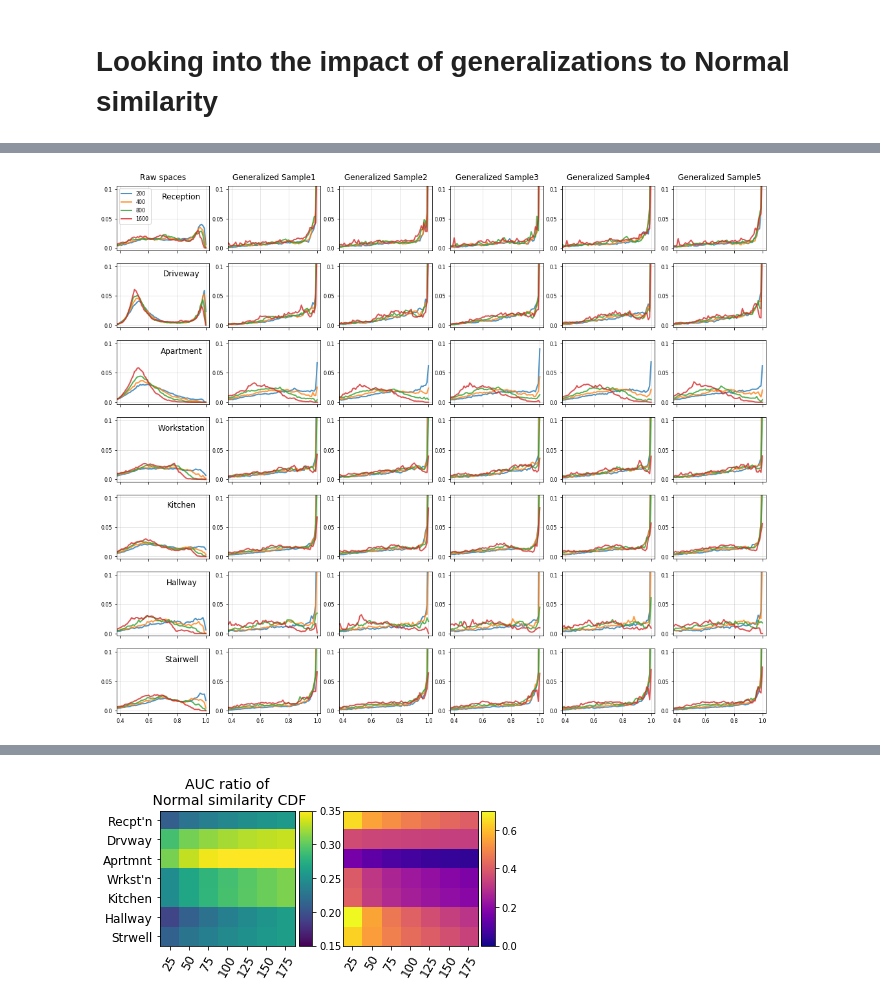
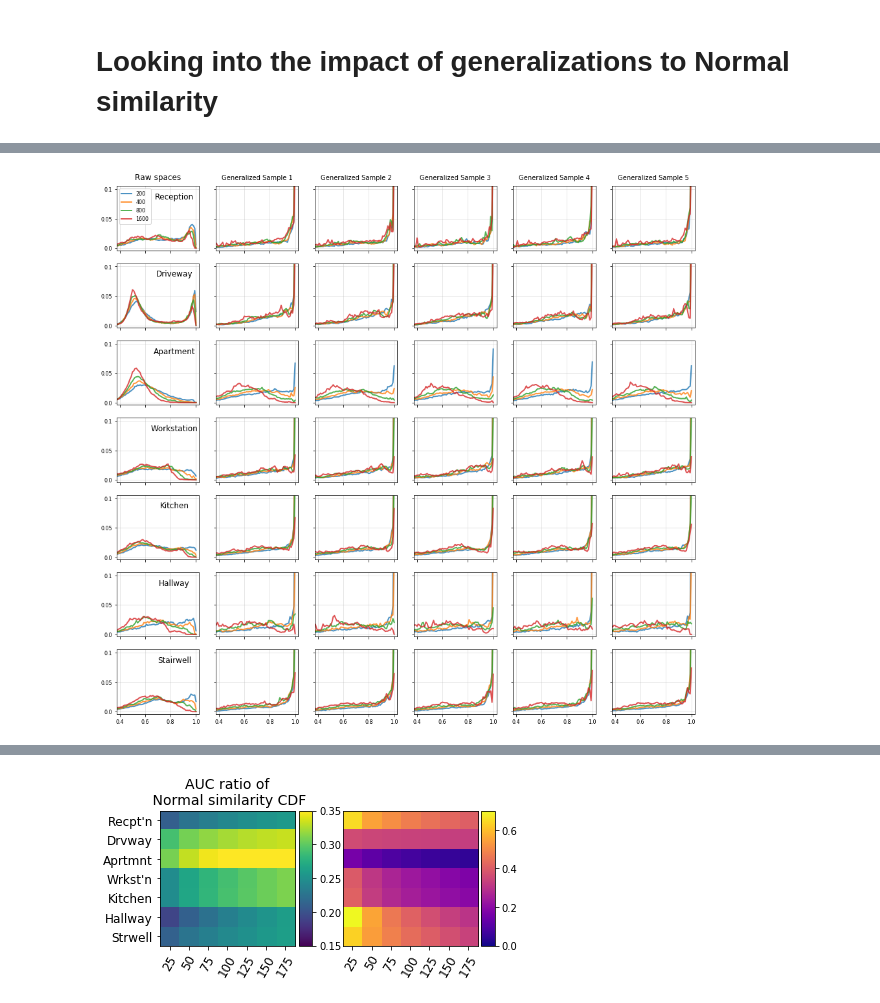
Before and after one commit to spatial-privacy/3d-spatial-privacy, a Jupyter notebook: spatial-properties.ipynb, the cells around one changed output, grey strips where cells are left out. Saved outputs shown, nothing was run; the diff lists cells and outputs as text; code cells hidden in the pictures.

Commit message:
Spatial properties.

```diff
--- a/spatial-properties.ipynb
+++ b/spatial-properties.ipynb
@@ -98,7 +98,7 @@ linewidth = 5
 
 raw_norm_cdf_values = []
 
-neighbor_sizes = 50*2**np.arange(6)
+neighbor_sizes = 50*2**np.arange(0,6)
 
 for i, neighbor_size in enumerate(neighbor_sizes):
 
@@ -112,6 +112,9 @@ for i, neighbor_size in enumerate(neighbor_sizes):
 
         nbrs = NearestNeighbors(n_neighbors=neighbor_size, algorithm='kd_tree').fit(pointCloud[:,:3])
         distances, indices = nbrs.kneighbors(pointCloud[:,:3])
+
+        max_dist_of_pc = np.mean(np.amax(distances,axis =1))
+        print("  Max dist of {} = {:.3f} m".format(obj_name,max_dist_of_pc))
 
         try:
             nearby_normals = pointCloud[indices,3:6]
@@ -135,4 +138,7 @@ for i, neighbor_size in enumerate(neighbor_sizes):
     print("Done with {} in {:.3f} seconds".format(neighbor_size,time.time()-t0))
 
     raw_norm_cdf_values.append(per_neighbor_values)
+
+with open("properties/raw_cdf_values.pickle",'wb') as f:
+    pickle.dump(raw_norm_cdf_values,f)
 # %% [output]
@@ -149,6 +215,9 @@ with open("properties/raw_cdf_values.pickle",'wb') as f:
 """
 Plotting the (estimate) PDF, i.e. normalized histogram, and CDF
 """
+
+with open("properties/raw_cdf_values.pickle",'rb') as f:
+    raw_norm_cdf_values = pickle.load(f)
 
 fig=plt.figure(figsize=(7, 15)) ##fig=plt.figure(figsize=(80, 80))
 
@@ -194,6 +263,7 @@ for i_n, per_neighbor_values in enumerate(raw_norm_cdf_values):
 
         per_neighbor_dist_values.append([
             np.sum(hist[90:])/np.sum(hist[:90]),
+            np.sum(hist[95:])/np.sum(hist[:95]),
             auc
         ])
 
@@ -415,11 +696,16 @@ with open("properties/ransac_cdf_values.pickle",'wb') as f:
 Plotting the (estimate) PDF, i.e. normalized histogram, for Raw and Generalized spaces
 """
 
-fig=plt.figure(figsize=(18, 15)) ##fig=plt.figure(figsize=(80, 80))
+with open("properties/raw_cdf_values.pickle",'rb') as f:
+    raw_norm_cdf_values = pickle.load(f)
+
+fig=plt.figure(figsize=(16, 15)) ##fig=plt.figure(figsize=(80, 80))
 
 linewidth = 5
 
 figures_list = []
+
+neighbor_sizes = 50*2**np.arange(6)
 
 for n in np.arange(7):
     figures_list.append([
@@ -430,9 +716,6 @@ for n in np.arange(7):
         fig.add_subplot(7,6,n*6+5),
         fig.add_subplot(7,6,n*6+6),
     ])
-
-sim_dist_values = [] # auc and sim dist ratio
-legends = []
 
 for i_n, per_neighbor_values in enumerate(raw_norm_cdf_values[2:]):
 
@@ -490,14 +773,24 @@ for i_n, per_neighbor_values in enumerate(raw_norm_cdf_values[2:]):
 
 
 # RANSAC
+ransac_sim_dist_values = [] # auc and sim dist ratio
 
-for i_n, per_neighbor_values in enumerate(ransac_norm_cdf_values[2:]):
+for i_n, per_neighbor_values in enumerate(ransac_norm_cdf_values):
 
     per_neighbor_dist_values = []
 
     for i_t, per_trial_values in enumerate(per_neighbor_values):
 
+        per_trial_dist_values = []
+
         for i_s, [hist, cum_y, values, auc] in enumerate(per_trial_values):
+
+            per_trial_dist_values.append([
+                np.sum(hist[90:])/np.sum(hist[:90]),
+                np.sum(hist[95:])/np.sum(hist[:95]),
+            ])
+
+            if i_n < 2: continue
 
             ax = figures_list[i_s][i_t+1]
 
@@ -506,9 +799,9 @@ for i_n, per_neighbor_values in enumerate(ransac_norm_cdf_values[2:]):
                 values[1:],
                 hist/np.sum(hist),
                 alpha = 0.8,
-                color = colors[i_n], #mpl.cm.viridis(color),
+                color = colors[i_n-2], #mpl.cm.viridis(color),
                 linewidth = 2,
-                label = str(neighbor_sizes[i_n+2])
+                label = str(neighbor_sizes[i_n])
             )
 
             ax.grid(alpha=0.4)
@@ -517,68 +810,39 @@ for i_n, per_neighbor_values in enumerate(ransac_norm_cdf_values[2:]):
 
             ax.set_xticks(np.arange(0.4,1.1,0.2))
             ax.set_yticks(np.arange(0.0,0.11,0.05))
 
-            if i_s == 0 and i_n == 0:
+            if i_s == 0 and i_n == 4:
                 ax.text(
                     0.5,1.1,
-                    "Generalized Sample" +str(i_t+1),
+                    "Generalized Sample "+str(i_t+1),
                     horizontalalignment='center',
-                    fontsize = 12,
+                    fontsize = 10,
                     transform=ax.transAxes
                 )
 
             if i_s != 6:
                 ax.set_xticklabels([])
             else:
                 ax.set_xticklabels(np.around(np.arange(0.4,1.1,0.2), decimals = 1), fontsize = 8)
 
-            ax.set_yticklabels(np.arange(0.0,0.11,0.05), fontsize = 8)
+            #ax.set_yticklabels(np.arange(0.0,0.11,0.05), fontsize = 8)
+            ax.set_yticklabels([])
 
+            """
             if i_n == len(neighbor_sizes)-1 and i_s == 0:
                 ax1.legend(loc = "upper left", ncol = 8, fontsize = 10, bbox_to_anchor=(0, 1.3))
                 #ax2.legend(loc = "upper left", ncol = 2, fontsize = 8)
             """
-            per_neighbor_dist_values.append([
-                np.sum(hist[90:])/np.sum(hist[:90]),
-                auc
-            ])
 
-            ax1.text(
-                .7,.8,contiguous_names_short[i_s],
-                horizontalalignment='center',
-                fontsize = 14,
-                transform=ax1.transAxes
-            )
+        per_neighbor_dist_values.append(per_trial_dist_values)
 
-            ax1.set_xticks(np.arange(0.4,1.1,0.2))
-            ax2.set_xticks(np.arange(0.4,1.1,0.2))
-            ax1.set_yticks(np.arange(0.0,0.11,0.05))
-            ax2.set_yticks(np.arange(0.0,1.1,0.5))
-
-            if i_s != 6:
-                ax1.set_xticklabels([])
-                ax2.set_xticklabels([])
-            else:
-                ax1.set_xticklabels(np.around(np.arange(0.4,1.1,0.2), decimals = 1), fontsize = 12)
-                ax2.set_xticklabels(np.around(np.arange(0.4,1.1,0.2), decimals = 1), fontsize = 12)
-
-            ax1.set_yticklabels(np.arange(0.0,0.11,0.05), fontsize = 12)
-            ax2.set_yticklabels(np.arange(0.0,1.1,0.5), fontsize = 12)
-
-            ax1.grid(alpha=0.4)
-            ax2.grid(alpha=0.4)
-
-            if i_n == len(neighbor_sizes)-1 and i_s == 0:
-                ax1.legend(loc = "upper left", ncol = 8, fontsize = 10, bbox_to_anchor=(0, 1.3))
-                #ax2.legend(loc = "upper left", ncol = 2, fontsize = 8)
-            """
-    #print("Done with {} in {:.3f} seconds".format(neighbor_size,time.time()-t0))
+    ransac_sim_dist_values.append(per_neighbor_dist_values)
 
     #sim_dist_values.append(per_neighbor_dist_values)
 
 plt.savefig('properties/generalized-norm-sim.pdf', format='pdf', dpi=300,bbox_inches = 'tight')
 plt.savefig('properties/generalized-norm-sim.png', format='png', dpi=300,bbox_inches = 'tight')
 
 #plt.show()
 # %% [output]
-[figure, old version]
+[figure, new version]
```
Also changed, not shown: parts of 19 cells of this notebook, 28 other files.
